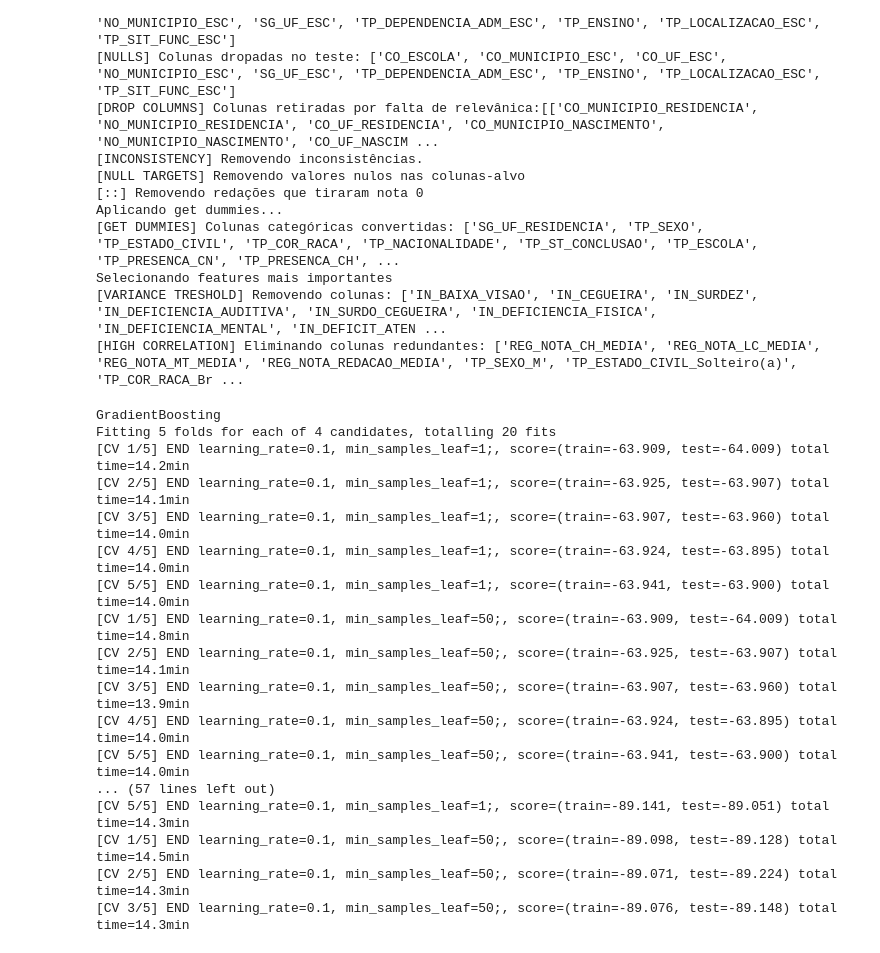
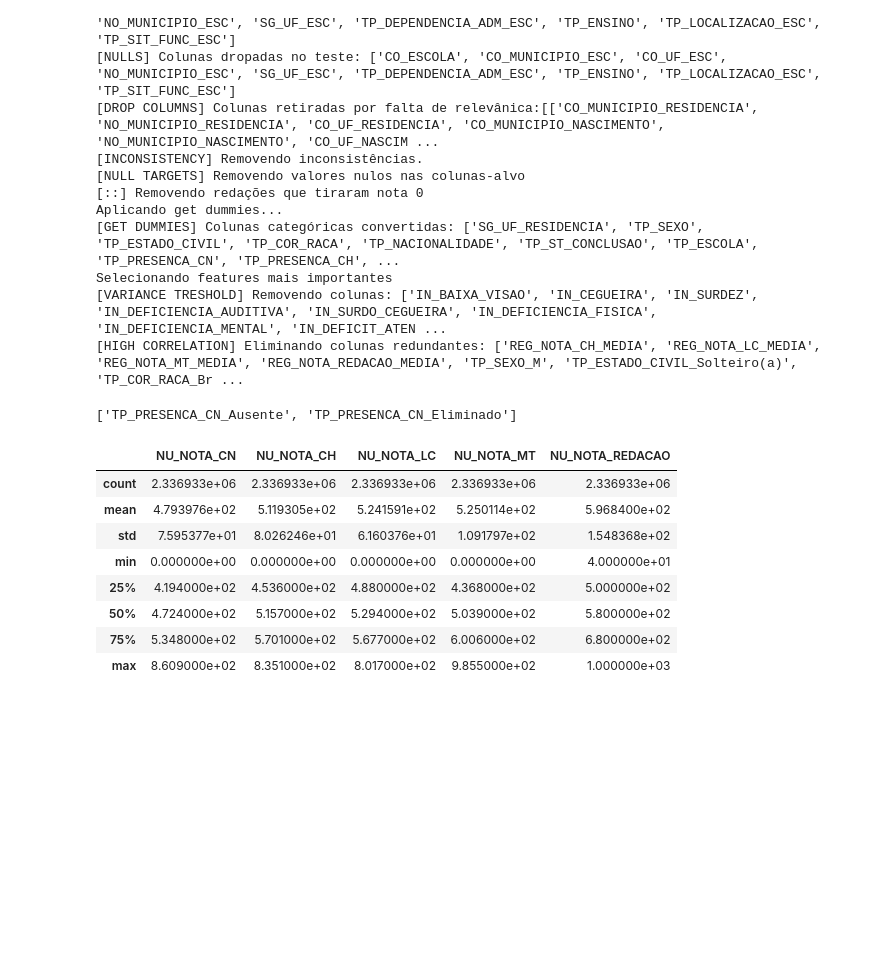
Before and after one commit to Idalen/enem-score-predictor, a Jupyter notebook: notebook.ipynb, the cells around one changed output. Drawn from its saved outputs; the diff is of its cells as text; code cells hidden in the pictures; blank space fills up the shorter version.

Commit message:
predict working

```diff
--- a/notebook.ipynb
+++ b/notebook.ipynb
@@ -910,23 +939,3 @@ Aplicando get dummies...
 Selecionando features mais importantes
 [VARIANCE TRESHOLD] Removendo colunas: ['IN_BAIXA_VISAO', 'IN_CEGUEIRA', 'IN_SURDEZ', 'IN_DEFICIENCIA_AUDITIVA', 'IN_SURDO_CEGUEIRA', 'IN_DEFICIENCIA_FISICA', 'IN_DEFICIENCIA_MENTAL', 'IN_DEFICIT_ATEN ...
 [HIGH CORRELATION] Eliminando colunas redundantes: ['REG_NOTA_CH_MEDIA', 'REG_NOTA_LC_MEDIA', 'REG_NOTA_MT_MEDIA', 'REG_NOTA_REDACAO_MEDIA', 'TP_SEXO_M', 'TP_ESTADO_CIVIL_Solteiro(a)', 'TP_COR_RACA_Br ...
-# %%
-m = model.tune()
-# %% [output]
-GradientBoosting
-Fitting 5 folds for each of 4 candidates, totalling 20 fits
-[CV 1/5] END learning_rate=0.1, min_samples_leaf=1;, score=(train=-63.909, test=-64.009) total time=14.2min
-[CV 2/5] END learning_rate=0.1, min_samples_leaf=1;, score=(train=-63.925, test=-63.907) total time=14.1min
-[CV 3/5] END learning_rate=0.1, min_samples_leaf=1;, score=(train=-63.907, test=-63.960) total time=14.0min
-[CV 4/5] END learning_rate=0.1, min_samples_leaf=1;, score=(train=-63.924, test=-63.895) total time=14.0min
-[CV 5/5] END learning_rate=0.1, min_samples_leaf=1;, score=(train=-63.941, test=-63.900) total time=14.0min
-[CV 1/5] END learning_rate=0.1, min_samples_leaf=50;, score=(train=-63.909, test=-64.009) total time=14.8min
-[CV 2/5] END learning_rate=0.1, min_samples_leaf=50;, score=(train=-63.925, test=-63.907) total time=14.1min
-[CV 3/5] END learning_rate=0.1, min_samples_leaf=50;, score=(train=-63.907, test=-63.960) total time=13.9min
-[CV 4/5] END learning_rate=0.1, min_samples_leaf=50;, score=(train=-63.924, test=-63.895) total time=14.0min
-[CV 5/5] END learning_rate=0.1, min_samples_leaf=50;, score=(train=-63.941, test=-63.900) total time=14.0min
-... (57 lines left out)
-[CV 5/5] END learning_rate=0.1, min_samples_leaf=1;, score=(train=-89.141, test=-89.051) total time=14.3min
-[CV 1/5] END learning_rate=0.1, min_samples_leaf=50;, score=(train=-89.098, test=-89.128) total time=14.5min
-[CV 2/5] END learning_rate=0.1, min_samples_leaf=50;, score=(train=-89.071, test=-89.224) total time=14.3min
-[CV 3/5] END learning_rate=0.1, min_samples_leaf=50;, score=(train=-89.076, test=-89.148) total time=14.3min
@@ -937,0 +942,4 @@ model._results
+# %%
+prediction = model.predict(RandomForestRegressor, max_depth=100, min_samples_leaf=100)
+# %% [output]
+['TP_PRESENCA_CN_Ausente', 'TP_PRESENCA_CN_Eliminado']
@@ -937,0 +948,12 @@ model._results
+# %%
+model.train_df[model._targets].describe()
+# %% [output]
+|  | NU_NOTA_CN | NU_NOTA_CH | NU_NOTA_LC | NU_NOTA_MT | NU_NOTA_REDACAO |
+| count | 2.336933e+06 | 2.336933e+06 | 2.336933e+06 | 2.336933e+06 | 2.336933e+06 |
+| mean | 4.793976e+02 | 5.119305e+02 | 5.241591e+02 | 5.250114e+02 | 5.968400e+02 |
+| std | 7.595377e+01 | 8.026246e+01 | 6.160376e+01 | 1.091797e+02 | 1.548368e+02 |
+| min | 0.000000e+00 | 0.000000e+00 | 0.000000e+00 | 0.000000e+00 | 4.000000e+01 |
+| 25% | 4.194000e+02 | 4.536000e+02 | 4.880000e+02 | 4.368000e+02 | 5.000000e+02 |
+| 50% | 4.724000e+02 | 5.157000e+02 | 5.294000e+02 | 5.039000e+02 | 5.800000e+02 |
+| 75% | 5.348000e+02 | 5.701000e+02 | 5.677000e+02 | 6.006000e+02 | 6.800000e+02 |
+| max | 8.609000e+02 | 8.351000e+02 | 8.017000e+02 | 9.855000e+02 | 1.000000e+03 |
```
Also changed, not shown: parts of 6 cells of this notebook.
